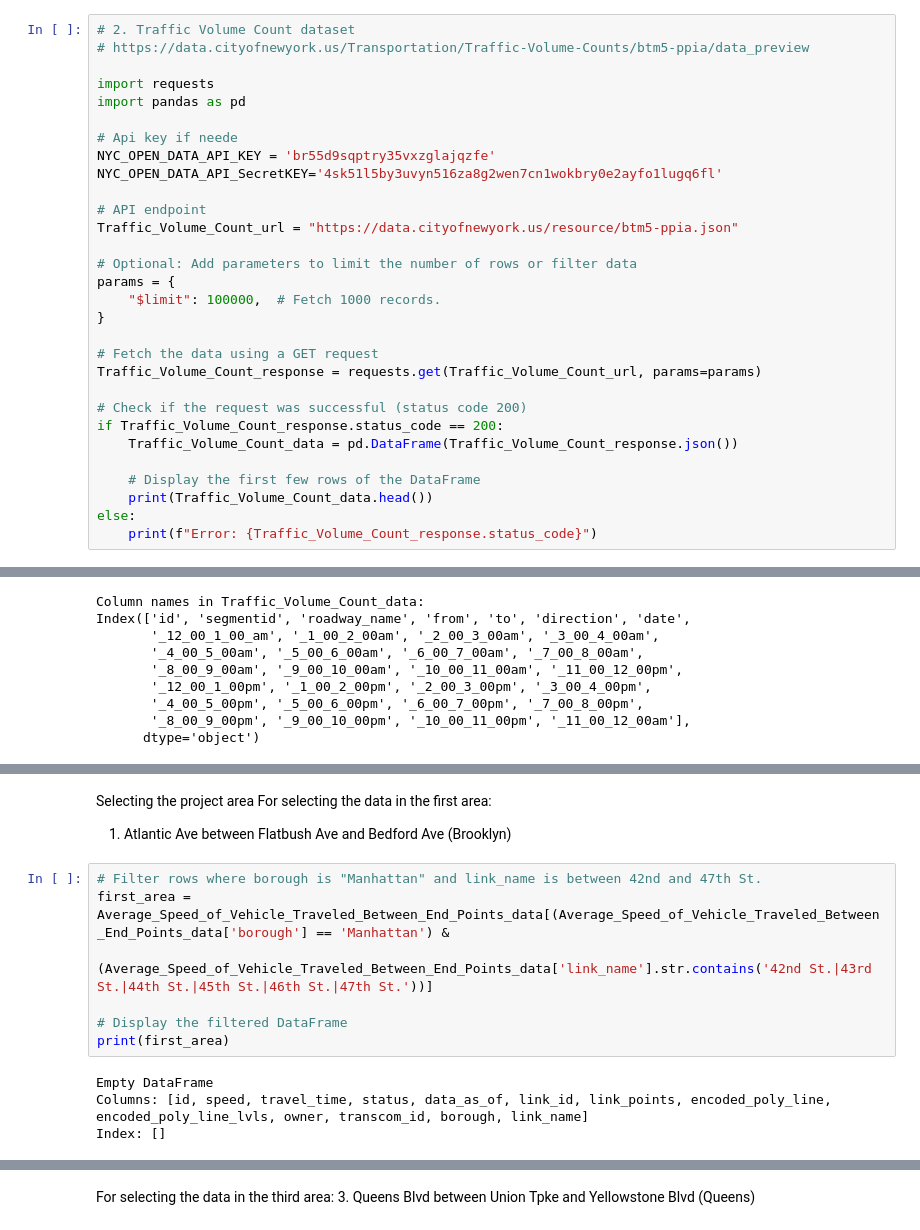
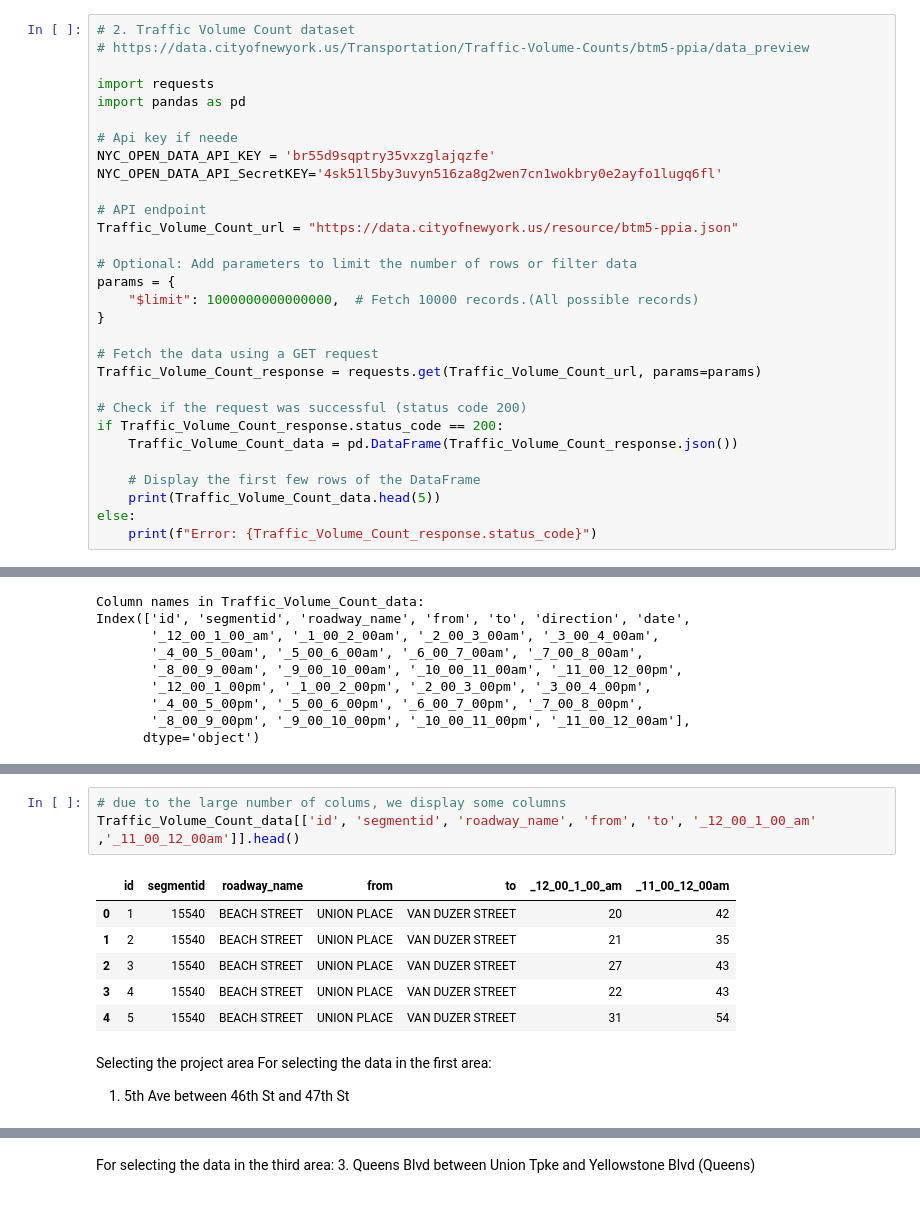
Before and after one commit to Harithelamin/ACIT4610-24H-G13, a Jupyter notebook: task-1.ipynb, the cells around one changed output, grey strips where cells are left out. Cells and saved outputs as stored; diff of their text form.

```diff
--- a/task-1.ipynb
+++ b/task-1.ipynb
@@ -211,7 +200,7 @@ Traffic_Volume_Count_url = "https://data.cityofnewyork.us/resource/btm5-ppia.jso
 
 # Optional: Add parameters to limit the number of rows or filter data
 params = {
-    "$limit": 100000,  # Fetch 1000 records.
+    "$limit": 1000000000000000,  # Fetch 10000 records.(All possible records)
 }
 
 # Fetch the data using a GET request
@@ -222,7 +211,7 @@ if Traffic_Volume_Count_response.status_code == 200:
     Traffic_Volume_Count_data = pd.DataFrame(Traffic_Volume_Count_response.json())
 
     # Display the first few rows of the DataFrame
-    print(Traffic_Volume_Count_data.head())
+    print(Traffic_Volume_Count_data.head(5))
 else:
     print(f"Error: {Traffic_Volume_Count_response.status_code}")
 # %% [output]
@@ -330,15 +289,14 @@ Index(['id', 'segmentid', 'roadway_name', 'from', 'to', 'direction', 'date',
+# %%
+# due to the large number of colums, we display some columns
+Traffic_Volume_Count_data[['id', 'segmentid', 'roadway_name', 'from', 'to', '_12_00_1_00_am' ,'_11_00_12_00am']].head()
+# %% [output]
+|  | id | segmentid | roadway_name | from | to | _12_00_1_00_am | _11_00_12_00am |
+| 0 | 1 | 15540 | BEACH STREET | UNION PLACE | VAN DUZER STREET | 20 | 42 |
+| 1 | 2 | 15540 | BEACH STREET | UNION PLACE | VAN DUZER STREET | 21 | 35 |
+| 2 | 3 | 15540 | BEACH STREET | UNION PLACE | VAN DUZER STREET | 27 | 43 |
+| 3 | 4 | 15540 | BEACH STREET | UNION PLACE | VAN DUZER STREET | 22 | 43 |
+| 4 | 5 | 15540 | BEACH STREET | UNION PLACE | VAN DUZER STREET | 31 | 54 |
 # %% [markdown]
 Selecting the project area
 For selecting the data in the first area:
-1. Atlantic Ave between Flatbush Ave and Bedford Ave (Brooklyn)
+1. 5th Ave between 46th St and 47th St
-# %%
-# Filter rows where borough is "Manhattan" and link_name is between 42nd and 47th St.
-first_area = Average_Speed_of_Vehicle_Traveled_Between_End_Points_data[(Average_Speed_of_Vehicle_Traveled_Between_End_Points_data['borough'] == 'Manhattan') &
-                 (Average_Speed_of_Vehicle_Traveled_Between_End_Points_data['link_name'].str.contains('42nd St.|43rd St.|44th St.|45th St.|46th St.|47th St.'))]
-
-# Display the filtered DataFrame
-print(first_area)
-# %% [output]
-Empty DataFrame
-Columns: [id, speed, travel_time, status, data_as_of, link_id, link_points, encoded_poly_line, encoded_poly_line_lvls, owner, transcom_id, borough, link_name]
-Index: []
```
Also changed, not shown: parts of 54 cells of this notebook, 11 other files.
